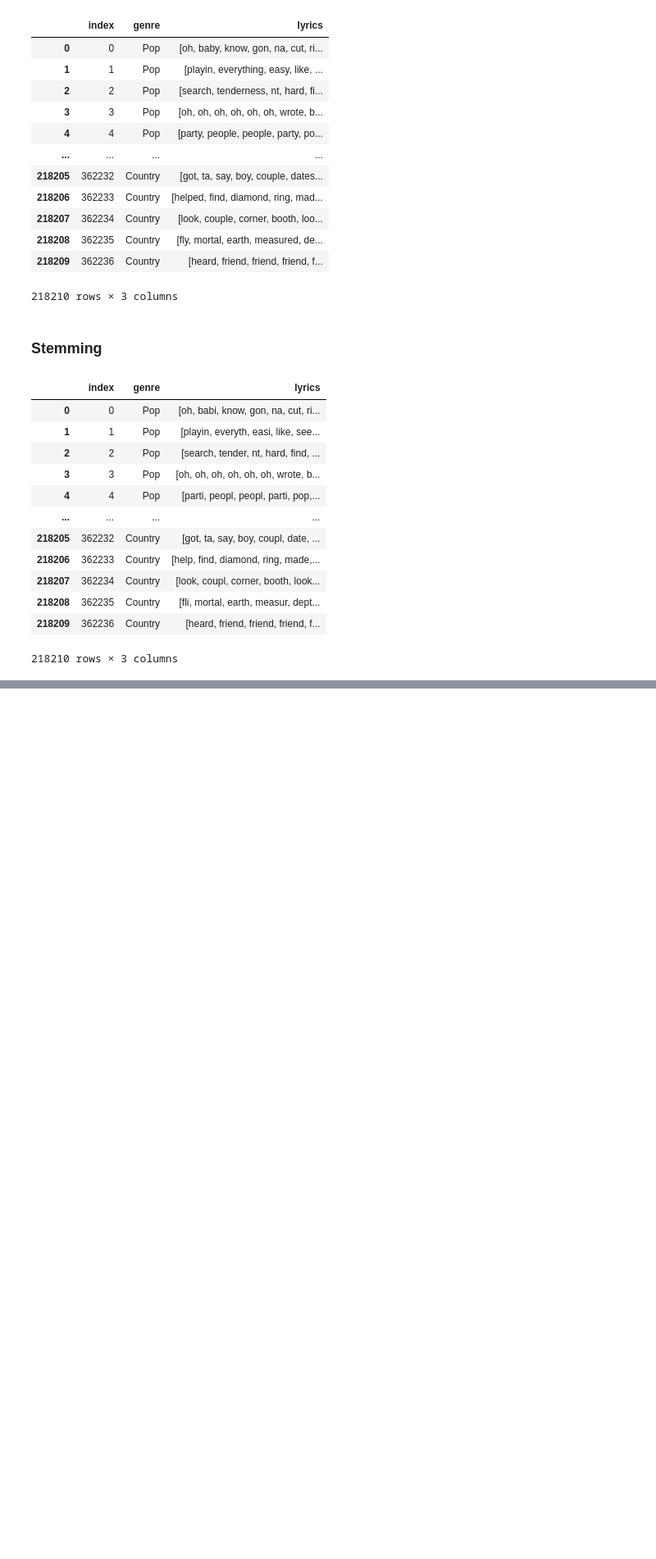
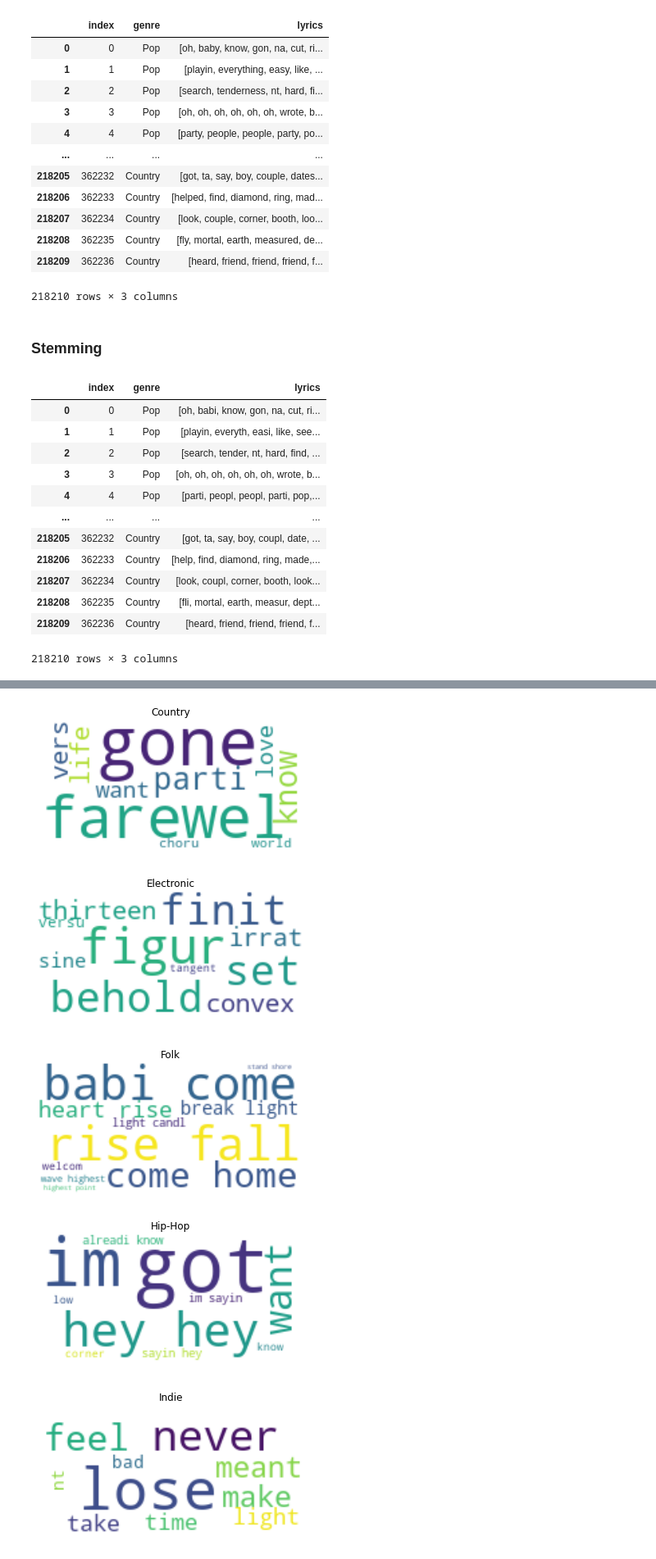
Before and after one commit to PranavNair01/Song_Genre_Classifier, a Jupyter notebook: source_code.ipynb, the cells around one changed output, grey strips where cells are left out. Shown at 82% size. Saved outputs shown, nothing was run; the diff lists cells and outputs as text; code cells hidden in the pictures; blank space fills up the shorter version.

```diff
--- a/source_code.ipynb
+++ b/source_code.ipynb
@@ -262,0 +292,6 @@ english_lyrics
+# %%
+word_genre_df = english_lyrics.groupby('genre')
+word_genre_agg_df = word_genre_df.agg({'lyrics': lambda x: list(x)})
+for i in range(word_genre_agg_df['lyrics'].shape[0]):
+    word_genre_agg_df['lyrics'][i] = word_genre_agg_df['lyrics'][i][0]
+word_genre_agg_df
@@ -262,0 +312,18 @@ english_lyrics
+# %%
+from wordcloud import WordCloud
+
+for i in range(word_genre_agg_df.shape[0]):
+    merged_string = (" ").join(word_genre_agg_df['lyrics'][i])
+    word_cloud = WordCloud(height = 100, width = 200, background_color='white', max_words=10).generate(merged_string)
+    plt.figure(figsize=(8,3))
+    plt.imshow(word_cloud, interpolation='bilinear')
+    plt.title(word_genre_agg_df.index[i])
+    plt.axis('off')
+    plt.show()
+    plt.close()
+# %% [output]
+[figure, added]
+[figure, added]
+[figure, added]
+[figure, added]
+[figure, added]
```
Also changed, not shown: parts of 8 cells of this notebook.
